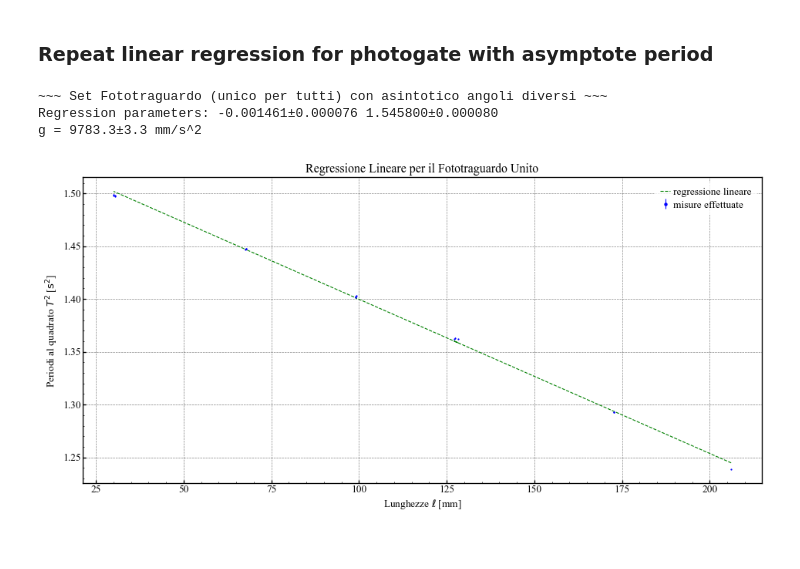
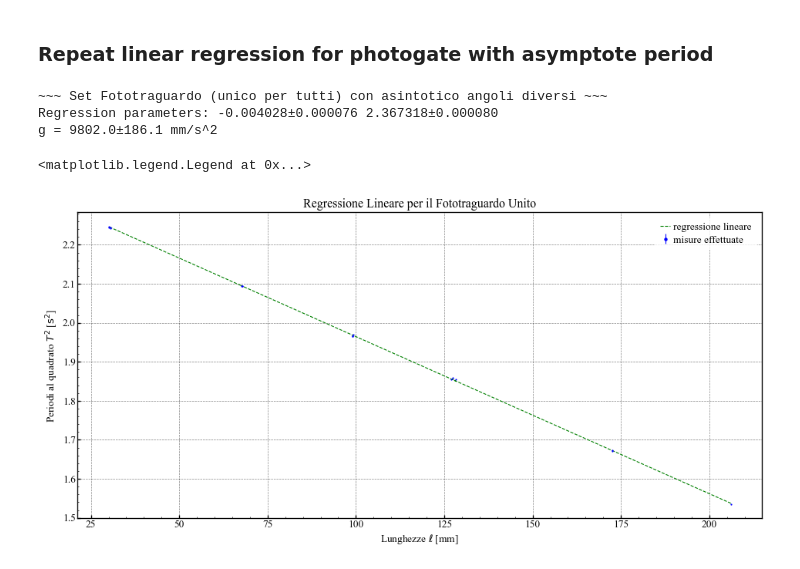
Before and after one commit to Mattia04/Accelerazione-gravitazionale, a Jupyter notebook: script.ipynb, the cells around one changed output. Saved outputs shown, nothing was run; the diff lists cells and outputs as text; code cells hidden in the pictures.

```diff
--- a/script.ipynb
+++ b/script.ipynb
@@ -391,35 +394,39 @@ squared_periods_asympt = np.square(periods_asint)
 
 params, cov = scipy.optimize.curve_fit(
     retta, lunghezze_asint, squared_periods_asympt, sigma=errors, absolute_sigma=True
 )
+
+g_value_asynt = -(4 * np.pi**2) / params[0]
+g_uncert_asynt = -std[0] / params[0] * g_value_asynt
 
 print
 
 plt.subplots(figsize=(12,6))
 plt.errorbar(
     lunghezze_asint,
     squared_periods_asympt,
     fmt="b. ",
     yerr=errors,
     label="misure effettuate",
 )
 
 plt.plot(
     lunghezze_asint, retta(lunghezze_asint, *params), ls="--", c="g", label="regressione lineare"
 )
 
 print(f"~~~ Set Fototraguardo (unico per tutti) con asintotico angoli diversi ~~~")
-print("Regression parameters:", *[f"{param:.6f}±{err:.6f}" for param, err in zip(params, std)])
-print(f"g = {g_value:.1f}±{g_uncert:.1f} mm/s^2")
+print("Regression parameters:", *[f"{param:.6f}±{errs:.6f}" for param, errs in zip(params, std)])
+print(f"g = {g_value_asynt:.1f}±{g_uncert_asynt:.1f} mm/s^2")
 
 plt.title("Regressione Lineare per il Fototraguardo Unito")
 plt.xlabel(r"Lunghezze $\ell$ [mm]")
 plt.ylabel(r"Periodi al quadrato $T^2$ [$\text{s}^2$]")
 plt.legend()
 
 #plt.savefig("images/Regressione Lineare Fototraguardo2.png")
 # %% [output]
 ~~~ Set Fototraguardo (unico per tutti) con asintotico angoli diversi ~~~
-Regression parameters: -0.001461±0.000076 1.545800±0.000080
-g = 9783.3±3.3 mm/s^2
+Regression parameters: -0.004028±0.000076 2.367318±0.000080
+g = 9802.0±186.1 mm/s^2
+<matplotlib.legend.Legend at 0x...>
-[figure, old version]
+[figure, new version]
```
Also changed, not shown: parts of 3 cells of this notebook.
